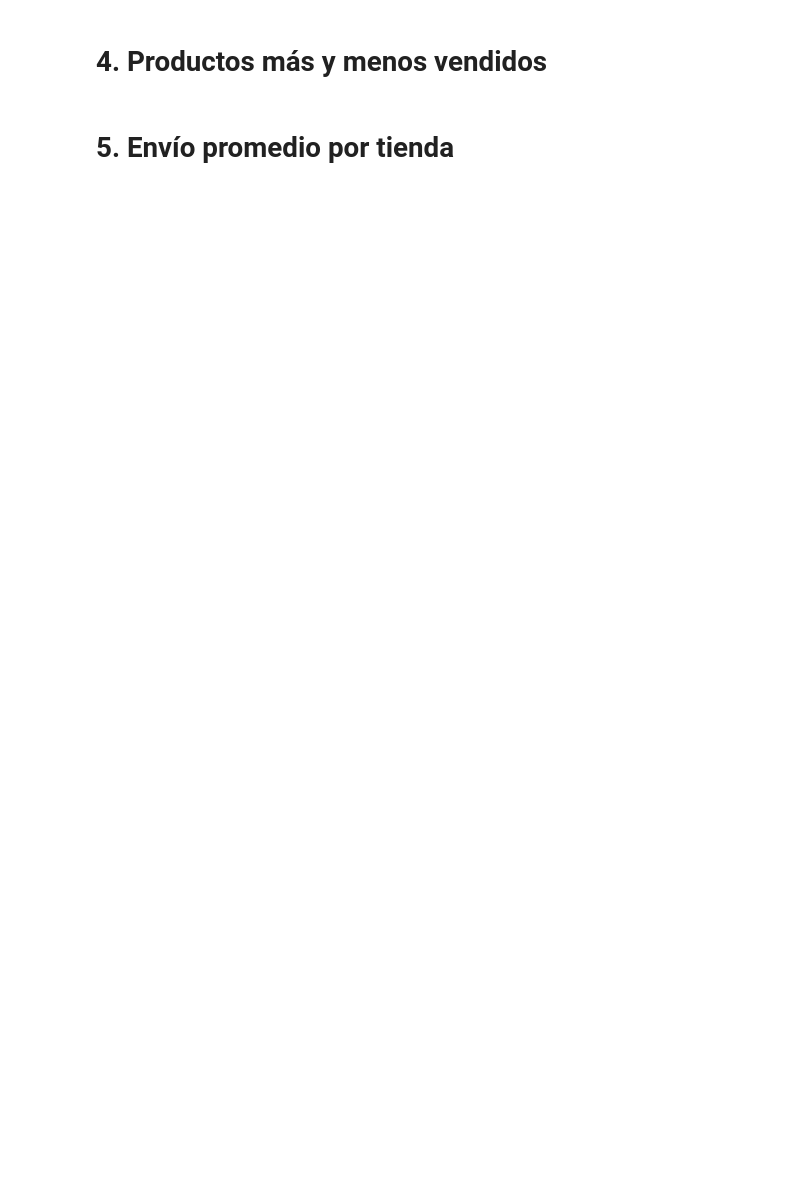
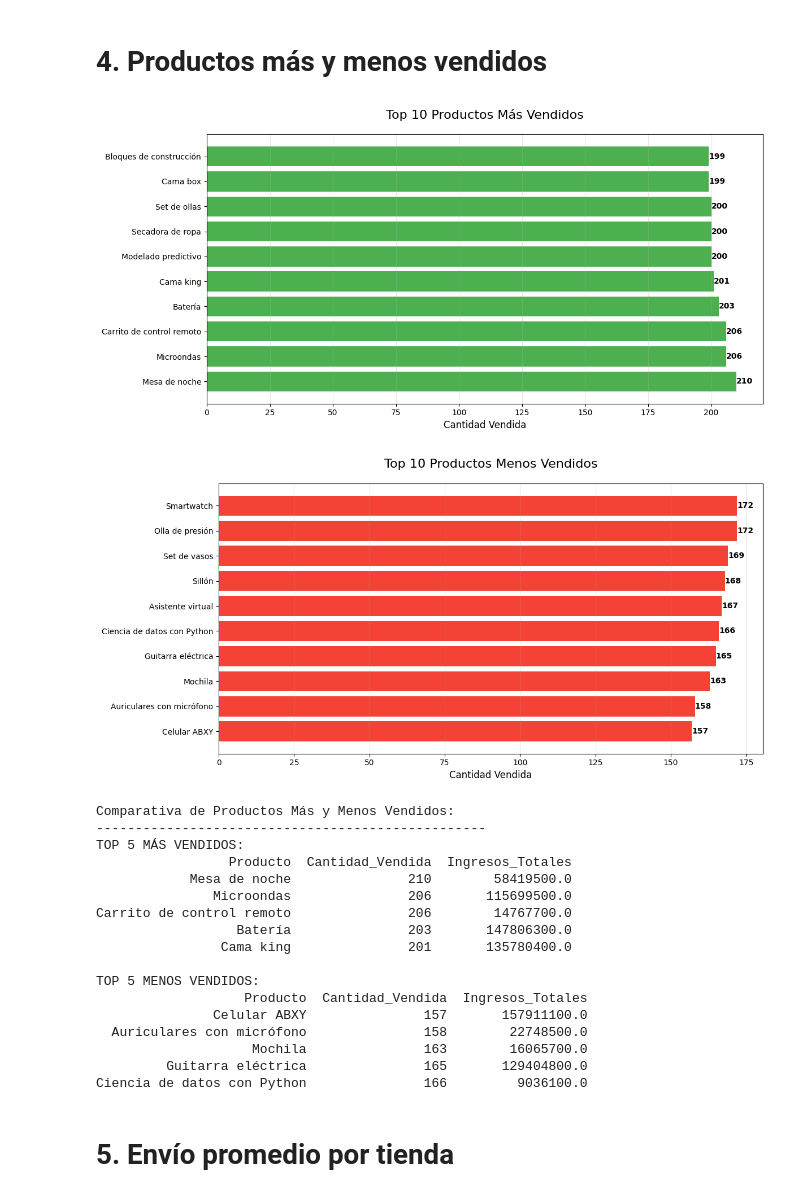
Before and after one commit to r2x4/01_challenge_data_science, a Jupyter notebook: AluraStoreLatam.ipynb, the cells around one changed output. Saved outputs shown, nothing was run; the diff lists cells and outputs as text; code cells hidden in the pictures; blank space fills up the shorter version.

```diff
--- a/AluraStoreLatam.ipynb
+++ b/AluraStoreLatam.ipynb
@@ -203,4 +331,80 @@ ANÁLISIS POR TIENDAS (CON VENTAS)
 # %% [markdown]
 # 4. Productos más y menos vendidos
+# %%
+productos_vendidos = df_total.groupby('Producto').agg(
+    Cantidad_Vendida=('Producto', 'count'),
+    Ingresos_Totales=('Precio', 'sum'),
+    Calificacion_Promedio=('Calificación', 'mean')
+).reset_index()
+
+top_10_mas_vendidos = productos_vendidos.sort_values('Cantidad_Vendida', ascending=False).head(10)
+bottom_10_menos_vendidos = productos_vendidos.sort_values('Cantidad_Vendida').head(10)
+
+plt.figure(figsize=(12, 6))
+bars = plt.barh(top_10_mas_vendidos['Producto'],
+               top_10_mas_vendidos['Cantidad_Vendida'],
+               color='#4CAF50')
+
+plt.title('Top 10 Productos Más Vendidos', fontsize=16, pad=20)
+plt.xlabel('Cantidad Vendida', fontsize=12)
+plt.grid(axis='x', alpha=0.3)
+
+for bar in bars:
+    width = bar.get_width()
+    plt.text(width, bar.get_y() + bar.get_height()/2,
+             f'{int(width):,}',
+             va='center', ha='left',
+             fontweight='bold')
+
+plt.tight_layout()
+plt.show()
+
+plt.figure(figsize=(12, 6))
+bars = plt.barh(bottom_10_menos_vendidos['Producto'],
+               bottom_10_menos_vendidos['Cantidad_Vendida'],
+               color='#F44336')
+
+plt.title('Top 10 Productos Menos Vendidos', fontsize=16, pad=20)
+plt.xlabel('Cantidad Vendida', fontsize=12)
+plt.grid(axis='x', alpha=0.3)
+
+for bar in bars:
+    width = bar.get_width()
+    plt.text(width, bar.get_y() + bar.get_height()/2,
+             f'{int(width):,}',
+             va='center', ha='left',
+             fontweight='bold')
+
+plt.tight_layout()
+plt.show()
+
+print("\nComparativa de Productos Más y Menos Vendidos:")
+print("-"*50)
+print("TOP 5 MÁS VENDIDOS:")
+print(top_10_mas_vendidos[['Producto', 'Cantidad_Vendida', 'Ingresos_Totales']]
+      .head(5).to_string(index=False))
+print("\nTOP 5 MENOS VENDIDOS:")
+print(bottom_10_menos_vendidos[['Producto', 'Cantidad_Vendida', 'Ingresos_Totales']]
+      .head(5).to_string(index=False))
+# %% [output]
+[figure, added]
+[figure, added]
+Comparativa de Productos Más y Menos Vendidos:
+--------------------------------------------------
+TOP 5 MÁS VENDIDOS:
+                 Producto  Cantidad_Vendida  Ingresos_Totales
+            Mesa de noche               210        58419500.0
+               Microondas               206       115699500.0
+Carrito de control remoto               206        14767700.0
+                  Batería               203       147806300.0
+                Cama king               201       135780400.0
+
+TOP 5 MENOS VENDIDOS:
+                   Producto  Cantidad_Vendida  Ingresos_Totales
+               Celular ABXY               157       157911100.0
+  Auriculares con micrófono               158        22748500.0
+                    Mochila               163        16065700.0
+         Guitarra eléctrica               165       129404800.0
+Ciencia de datos con Python               166         9036100.0
 # %% [markdown]
 # 5. Envío promedio por tienda
```
Also changed, not shown: parts of 3 cells of this notebook.
